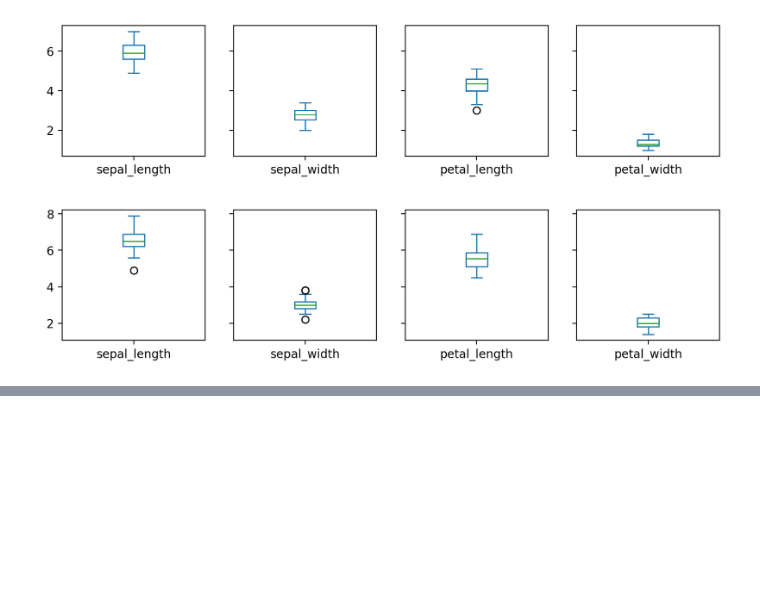
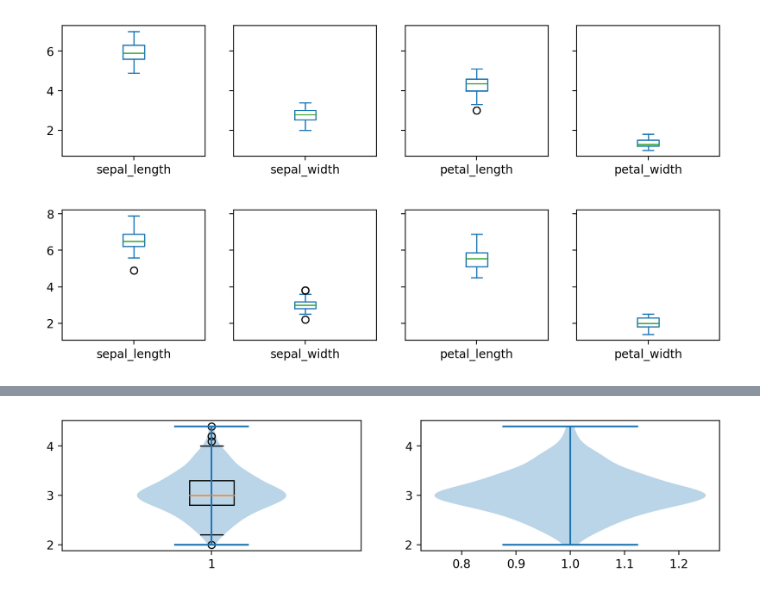
Before and after one commit to zardness/Sang, a Jupyter notebook: source/01_python/EX_0721.ipynb, the cells around one changed output, grey strips where cells are left out. Drawn from its saved outputs; the diff is of its cells as text; code cells hidden in the pictures; blank space fills up the shorter version.

```diff
--- a/source/01_python/EX_0721.ipynb
+++ b/source/01_python/EX_0721.ipynb
@@ -114,0 +122,8 @@ plt.figure(figsize=(12,4))
+# %%
+fig,axes = plt.subplots(ncols=2)
+axes[0].boxplot(iris.sepal_width)
+axes[0].violinplot(iris.sepal_width)
+axes[1].violinplot(iris.sepal_width)
+plt.show()
+# %% [output]
+[figure, added]
```
Also changed, not shown: parts of 3 cells of this notebook, 2 other files.
